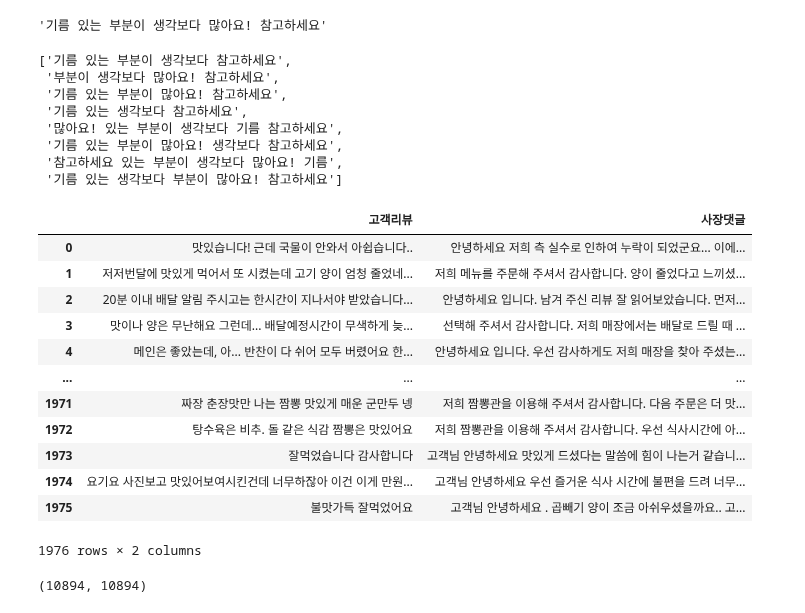
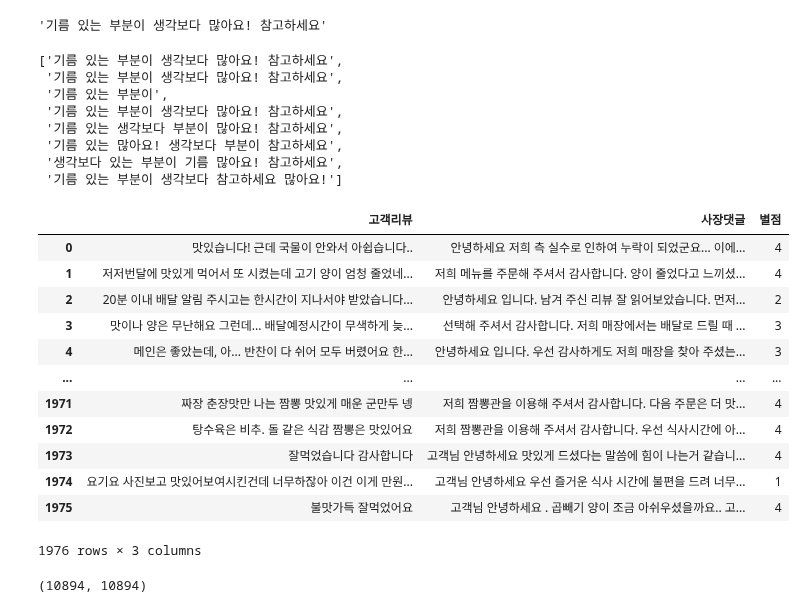
Before and after one commit to swoo-nam/BootCamp_project_final, a Jupyter notebook: 정수인_서비스2_데이터전처리및증강.ipynb, the cells around one changed output. Saved outputs shown, nothing was run; the diff lists cells and outputs as text; code cells hidden in the pictures.

```diff
--- a/정수인_서비스2_데이터전처리및증강.ipynb
+++ b/정수인_서비스2_데이터전처리및증강.ipynb
@@ -125,7 +125,10 @@ ygy_store_lst = [re.split("[-,& ]", i ) for i in ygy_store_lst]
 # %%
 ygy_store_lst = sum(ygy_store_lst, [])
 # %%
-additional = ["당신은", "치킨이", "땡긴다", "치킨", "1988응답하라", '1988응답하라추억의옛날도시락의', "1988응답하라추억의옛날도시락입니다.","1988응답하라추억의옛날도시락을", "짬뽕관입니다", "짬뽕관입니다!!", "짬뽕관입니다,", "짬뽕관입니다!", "짬뽕관입니다."]
+additional = ["당신은", "치킨이", "땡긴다", "치킨", "1988응답하라", '1988응답하라추억의옛날도시락의', "1988응답하라추억의옛날도시락입니다.","1988응답하라추억의옛날도시락을",
+              "짬뽕관입니다", "짬뽕관입니다!!", "짬뽕관입니다,", "짬뽕관입니다!", "짬뽕관입니다.",
+              "곱도리탕", "승도리네곱도리탕김포풍무점",
+              ]
 ygy_store_lst = ygy_store_lst + additional
 # %%
 '치킨이' in ygy_store_lst
@@ -361,31 +356,31 @@ yogiyo_df["고객리뷰"][1]
 sentence = yogiyo_df["고객리뷰"][1]
 EDA(sentence)
 # %% [output]
-['기름 있는 부분이 생각보다 참고하세요',
- '부분이 생각보다 많아요! 참고하세요',
- '기름 있는 부분이 많아요! 참고하세요',
- '기름 있는 생각보다 참고하세요',
- '많아요! 있는 부분이 생각보다 기름 참고하세요',
- '기름 있는 부분이 많아요! 생각보다 참고하세요',
- '참고하세요 있는 부분이 생각보다 많아요! 기름',
- '기름 있는 생각보다 부분이 많아요! 참고하세요']
+['기름 있는 부분이 생각보다 많아요! 참고하세요',
+ '기름 있는 부분이 생각보다 많아요! 참고하세요',
+ '기름 있는 부분이',
+ '기름 있는 부분이 생각보다 많아요! 참고하세요',
+ '기름 있는 생각보다 부분이 많아요! 참고하세요',
+ '기름 있는 많아요! 생각보다 부분이 참고하세요',
+ '생각보다 있는 부분이 기름 많아요! 참고하세요',
+ '기름 있는 부분이 생각보다 참고하세요 많아요!']
 # %%
 mask = yogiyo_df["별점"] < 5
-neg_df = yogiyo_df[mask][["고객리뷰", "사장댓글"]].copy()
+neg_df = yogiyo_df[mask][["고객리뷰", "사장댓글", "별점"]].copy()
 neg_df.reset_index(drop = True, inplace=True)
 neg_df
 # %% [output]
-|  | 고객리뷰 | 사장댓글 |
-| 0 | 맛있습니다! 근데 국물이 안와서 아쉽습니다.. | 안녕하세요 저희 측 실수로 인하여 누락이 되었군요... 이에... |
-| 1 | 저저번달에 맛있게 먹어서 또 시켰는데 고기 양이 엄청 줄었네... | 저희 메뉴를 주문해 주셔서 감사합니다. 양이 줄었다고 느끼셨... |
-| 2 | 20분 이내 배달 알림 주시고는 한시간이 지나서야 받았습니다... | 안녕하세요 입니다. 남겨 주신 리뷰 잘 읽어보았습니다. 먼저... |
-| 3 | 맛이나 양은 무난해요 그런데... 배달예정시간이 무색하게 늦... | 선택해 주셔서 감사합니다. 저희 매장에서는 배달로 드릴 때 ... |
-| 4 | 메인은 좋았는데, 아... 반찬이 다 쉬어 모두 버렸어요 한... | 안녕하세요 입니다. 우선 감사하게도 저희 매장을 찾아 주셨는... |
-| ... | ... | ... |
-| 1971 | 짜장 춘장맛만 나는 짬뽕 맛있게 매운 군만두 넹 | 저희 짬뽕관을 이용해 주셔서 감사합니다. 다음 주문은 더 맛... |
-| 1972 | 탕수육은 비추. 돌 같은 식감 짬뽕은 맛있어요 | 저희 짬뽕관을 이용해 주셔서 감사합니다. 우선 식사시간에 아... |
-| 1973 | 잘먹었습니다 감사합니다 | 고객님 안녕하세요 맛있게 드셨다는 말씀에 힘이 나는거 같습니... |
-| 1974 | 요기요 사진보고 맛있어보여시킨건데 너무하잖아 이건 이게 만원... | 고객님 안녕하세요 우선 즐거운 식사 시간에 불편을 드려 너무... |
-| 1975 | 불맛가득 잘먹었어요 | 고객님 안녕하세요 . 곱빼기 양이 조금 아쉬우셨을까요.. 고... |
+|  | 고객리뷰 | 사장댓글 | 별점 |
+| 0 | 맛있습니다! 근데 국물이 안와서 아쉽습니다.. | 안녕하세요 저희 측 실수로 인하여 누락이 되었군요... 이에... | 4 |
+| 1 | 저저번달에 맛있게 먹어서 또 시켰는데 고기 양이 엄청 줄었네... | 저희 메뉴를 주문해 주셔서 감사합니다. 양이 줄었다고 느끼셨... | 4 |
+| 2 | 20분 이내 배달 알림 주시고는 한시간이 지나서야 받았습니다... | 안녕하세요 입니다. 남겨 주신 리뷰 잘 읽어보았습니다. 먼저... | 2 |
+| 3 | 맛이나 양은 무난해요 그런데... 배달예정시간이 무색하게 늦... | 선택해 주셔서 감사합니다. 저희 매장에서는 배달로 드릴 때 ... | 3 |
+| 4 | 메인은 좋았는데, 아... 반찬이 다 쉬어 모두 버렸어요 한... | 안녕하세요 입니다. 우선 감사하게도 저희 매장을 찾아 주셨는... | 3 |
+| ... | ... | ... | ... |
+| 1971 | 짜장 춘장맛만 나는 짬뽕 맛있게 매운 군만두 넹 | 저희 짬뽕관을 이용해 주셔서 감사합니다. 다음 주문은 더 맛... | 4 |
+| 1972 | 탕수육은 비추. 돌 같은 식감 짬뽕은 맛있어요 | 저희 짬뽕관을 이용해 주셔서 감사합니다. 우선 식사시간에 아... | 4 |
+| 1973 | 잘먹었습니다 감사합니다 | 고객님 안녕하세요 맛있게 드셨다는 말씀에 힘이 나는거 같습니... | 4 |
+| 1974 | 요기요 사진보고 맛있어보여시킨건데 너무하잖아 이건 이게 만원... | 고객님 안녕하세요 우선 즐거운 식사 시간에 불편을 드려 너무... | 1 |
+| 1975 | 불맛가득 잘먹었어요 | 고객님 안녕하세요 . 곱빼기 양이 조금 아쉬우셨을까요.. 고... | 4 |
-1976 rows × 2 columns
+1976 rows × 3 columns
 # %%
```
Also changed, not shown: parts of 19 cells of this notebook.
